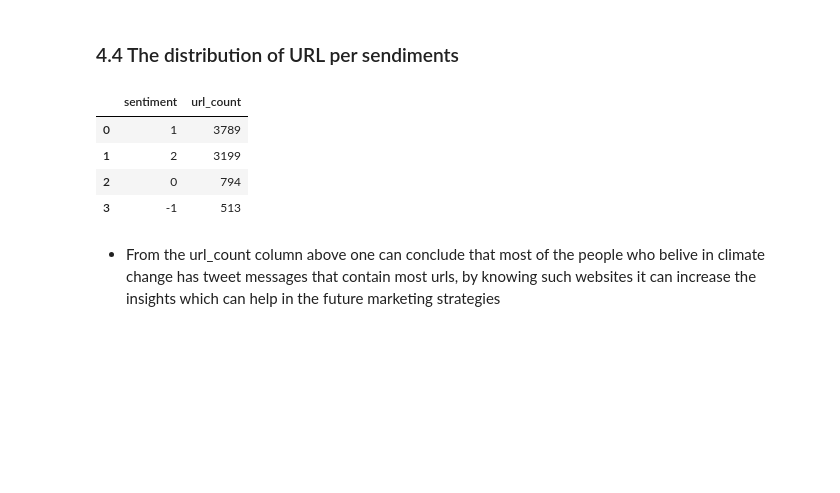
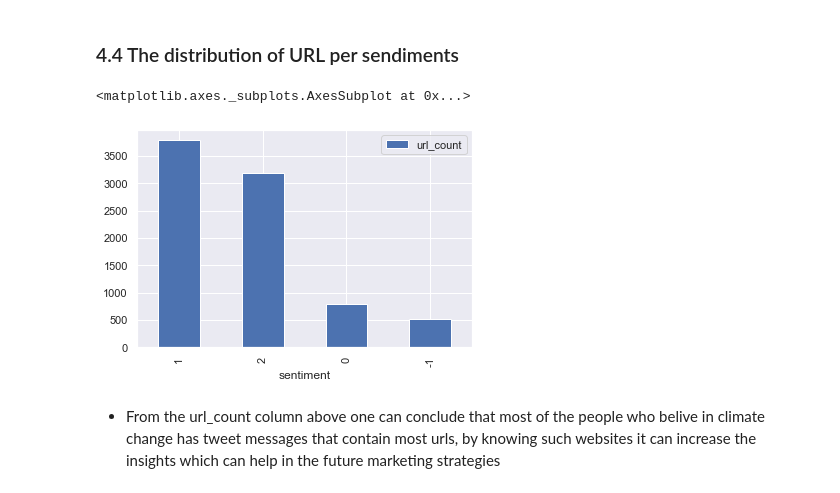
Before and after one commit to Yaya-T/Classic8, a Jupyter notebook: Classification.ipynb, the cells around one changed output. Saved outputs shown, nothing was run; the diff lists cells and outputs as text; code cells hidden in the pictures; blank space fills up the shorter version.

```diff
--- a/Classification.ipynb
+++ b/Classification.ipynb
@@ -246,12 +246,14 @@ def find_link(string):
 train['target_url']=train['target'].apply(lambda x: find_link(x))
 df=pd.DataFrame(train.loc[train['target_url']!=""]['sentiment'].value_counts()).reset_index()
 df.rename(columns={"index": "sentiment", "sentiment": "url_count"})
+urls = df.rename(columns={"index": "sentiment", "sentiment": "url_count"})
+urls.set_index("sentiment", inplace=True)
-# %% [output]
-|  | sentiment | url_count |
-| 0 | 1 | 3789 |
-| 1 | 2 | 3199 |
-| 2 | 0 | 794 |
-| 3 | -1 | 513 |
+# %%
+# Plot number of urls by sentiment classes
+urls.sort_values('url_count', ascending=False).plot(kind='bar')
+# %% [output]
+<matplotlib.axes._subplots.AxesSubplot at 0x...>
+[figure, added]
 # %% [markdown]
 
 
```
Also changed, not shown: parts of 2 cells of this notebook.
